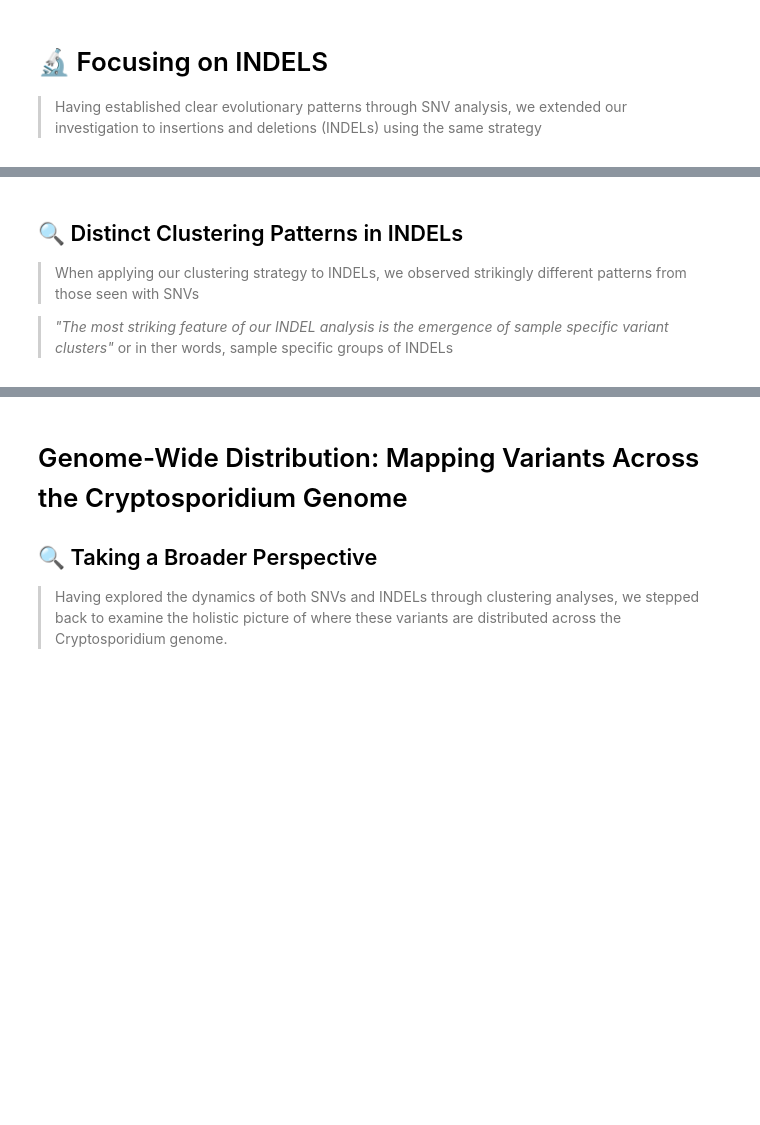
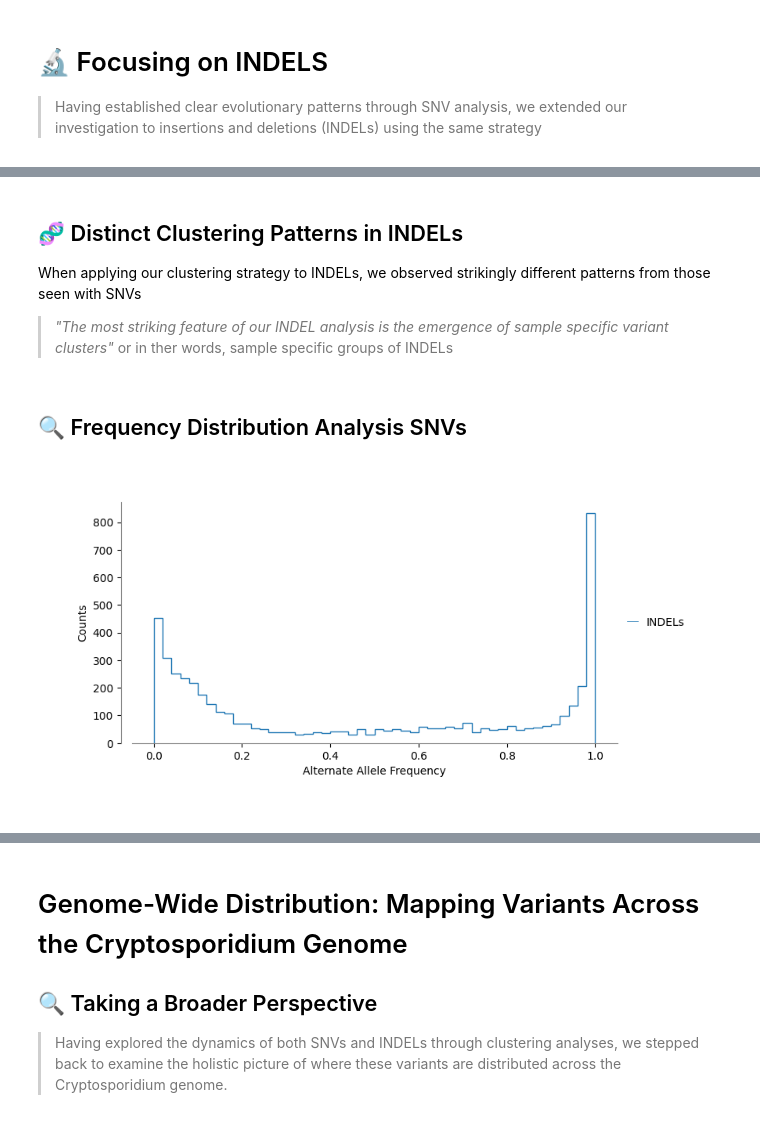
Before and after one commit to mtinti/cryptosporidium_host_adaptation, a Jupyter notebook: nbs/index.ipynb, the cells around one changed output, grey strips where cells are left out. Saved outputs shown, nothing was run; the diff lists cells and outputs as text; code cells hidden in the pictures; blank space fills up the shorter version.

Commit message:
add comments on INDELs

```diff
--- a/nbs/index.ipynb
+++ b/nbs/index.ipynb
@@ -301,6 +321,20 @@ selected variants: (1143, 7)
 # %% [markdown]
-## 🔍 Distinct Clustering Patterns in INDELs
+## 🧬 Distinct Clustering Patterns in INDELs
 
-> When applying our clustering strategy to INDELs, we observed strikingly different patterns from those seen with SNVs
+When applying our clustering strategy to INDELs, we observed strikingly different patterns from those seen with SNVs
 
 >*"The most striking feature of our INDEL analysis is the emergence of sample specific variant clusters"*  or in ther words, sample specific groups of INDELs
+# %% [markdown]
+## 🔍 Frequency Distribution Analysis SNVs
+# %%
+fig,ax=plt.subplots(figsize=(8,4))
+tmp = pd.Series(data.iloc[:,4:].values.flatten())
+tmp.name='INDELs'
+tmp.plot(kind='hist',histtype='step',bins=50,ax=ax,linewidth=1)
+ax.set_xlabel('Alternate Allele Frequency')
+ax.set_ylabel('Counts')
+mod_hist_legend(ax)
+clean_axes(ax)
+plt.show()
+# %% [output]
+[figure, added]
```
Also changed, not shown: parts of 12 cells of this notebook, 16 other files.
